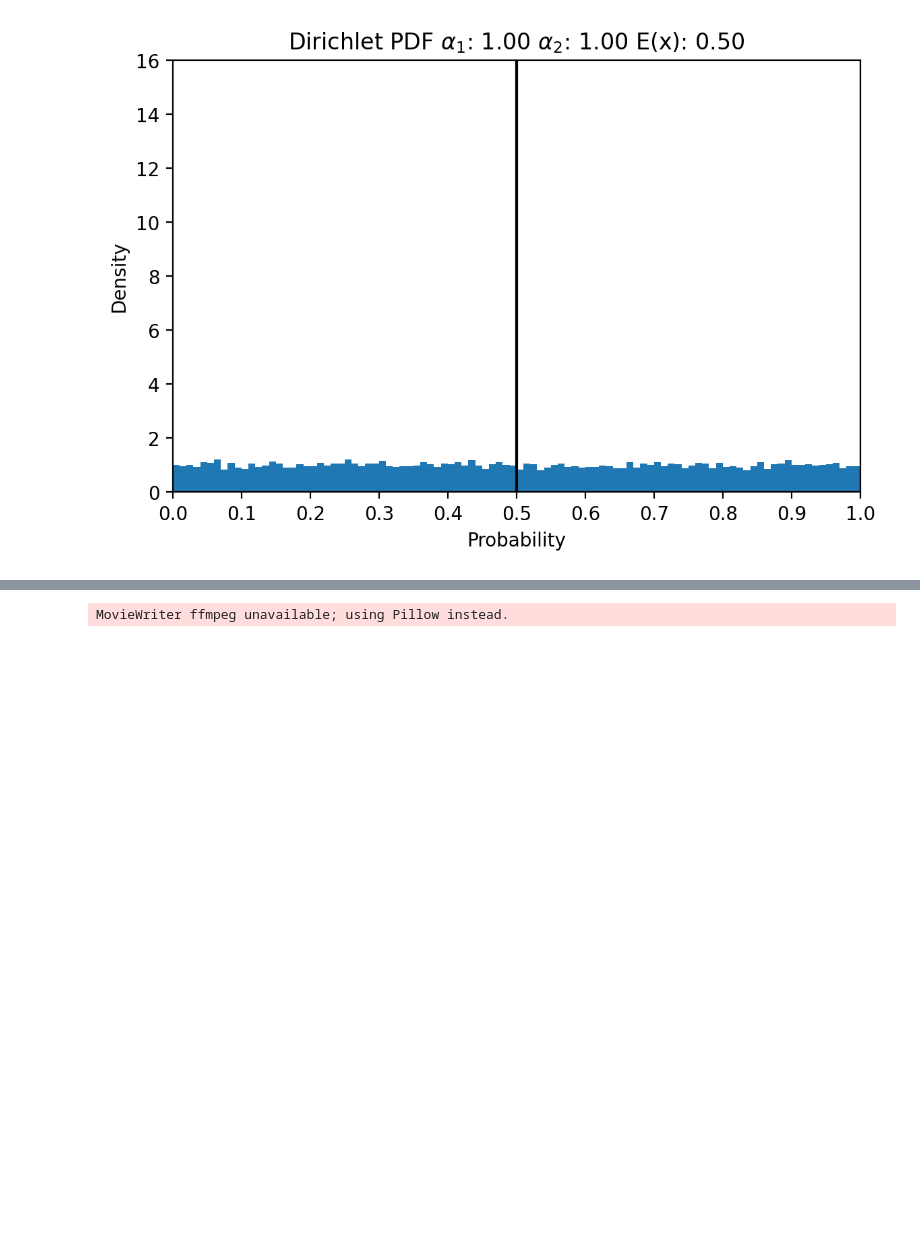
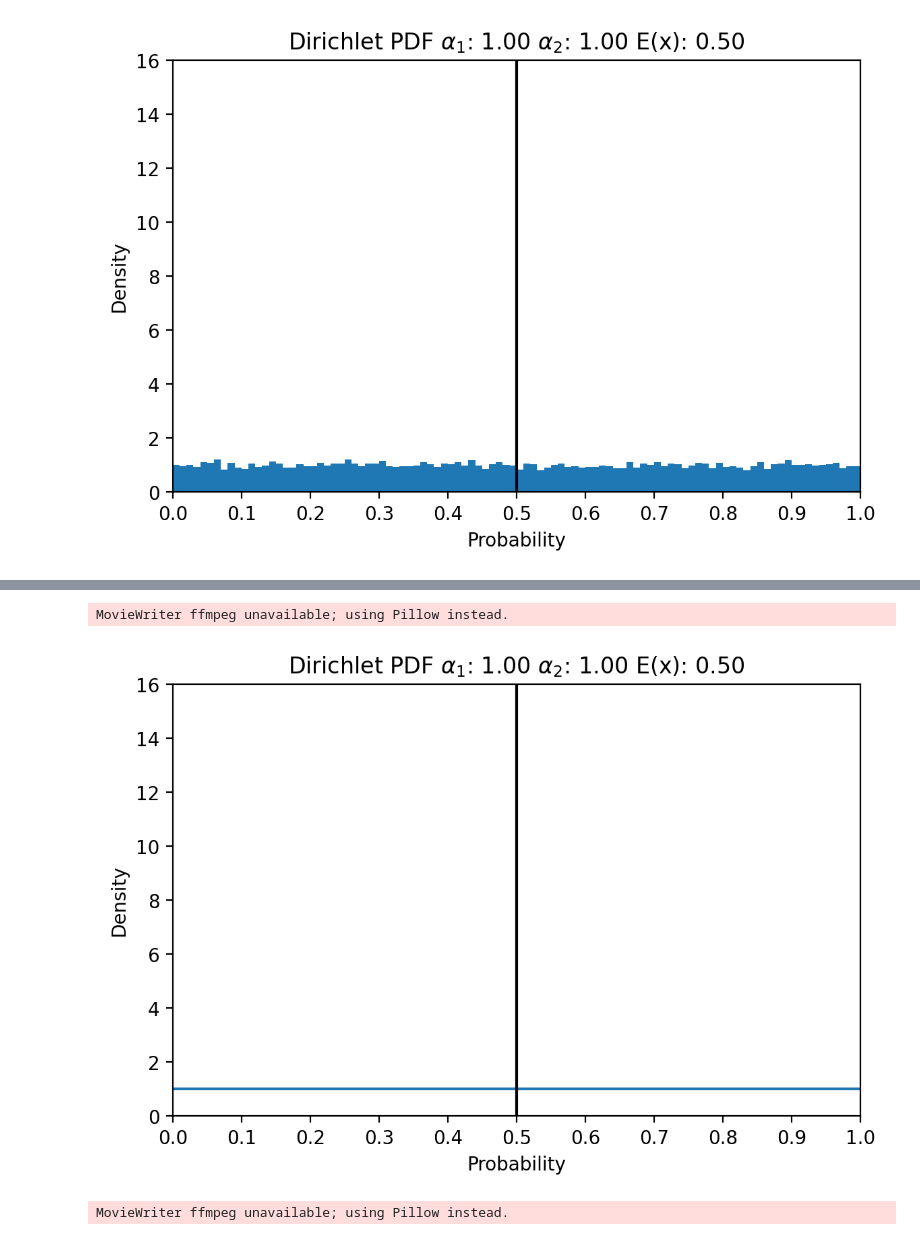
Before and after one commit to ai2es/evidential, a Jupyter notebook: notebooks/dirichlet_exploration.ipynb, the cells around one changed output, grey strips where cells are left out. Drawn from its saved outputs; the diff is of its cells as text; code cells hidden in the pictures; blank space fills up the shorter version.

```diff
--- a/notebooks/dirichlet_exploration.ipynb
+++ b/notebooks/dirichlet_exploration.ipynb
@@ -67,3 +67,8 @@ anim.save("dirichlet.gif")
 # %% [output]
 MovieWriter ffmpeg unavailable; using Pillow instead.
 [figure]
+# %%
+xs = np.arange(0, 1.01, 0.01)
+
+dir_pdf = np.array([dirichlet.pdf([x], (2, 4)) for x in xs])
+dir_pdf
@@ -70,3 +93,31 @@ MovieWriter ffmpeg unavailable; using Pillow instead.
+# %%
+fig = plt.figure(figsize=(6, 4), dpi=200)
+ax = plt.axes([0.1, 0.12, 0.85, 0.8])
+
+
+def dir_pdf(alphas):
+    ax.clear()
+    alpha_1 = alphas[0]
+    alpha_2 = alphas[1]
+    xs = np.arange(0, 1.01, 0.01)
+    dir_pdf = np.array([dirichlet.pdf([x], (alpha_1, alpha_2)) for x in xs])
+    ax.plot(xs, dir_pdf)
+    d_mean = dirichlet.mean((alpha_1, alpha_2))
+    ax.plot(np.tile(d_mean[0], 17), np.arange(0, 17), 'k-')
+    ax.set_title(f"Dirichlet PDF $\\alpha_1$: {alpha_1:0.2f} $\\alpha_2$: {alpha_2:0.2f} E(x): {d_mean[0]:0.2f}")
+    ax.set_xlabel("Probability")
+    ax.set_ylabel("Density")
+    ax.set_xticks(np.arange(0, 1.1, 0.1))
+    ax.set_ylim(0, 16)
+    ax.set_xlim(0, 1)
+
+
+
+anim = FuncAnimation(fig, dir_pdf, frames=alphas, interval=100)
+anim.save("dirichlet_pdf.gif")
+# %% [output]
+MovieWriter ffmpeg unavailable; using Pillow instead.
+[figure, added]
 # %%
 fig = plt.figure(figsize=(6, 4), dpi=200)
 ax = plt.axes([0.1, 0.12, 0.85, 0.8])
```
Also changed, not shown: parts of 2 cells of this notebook, 4 other files.
